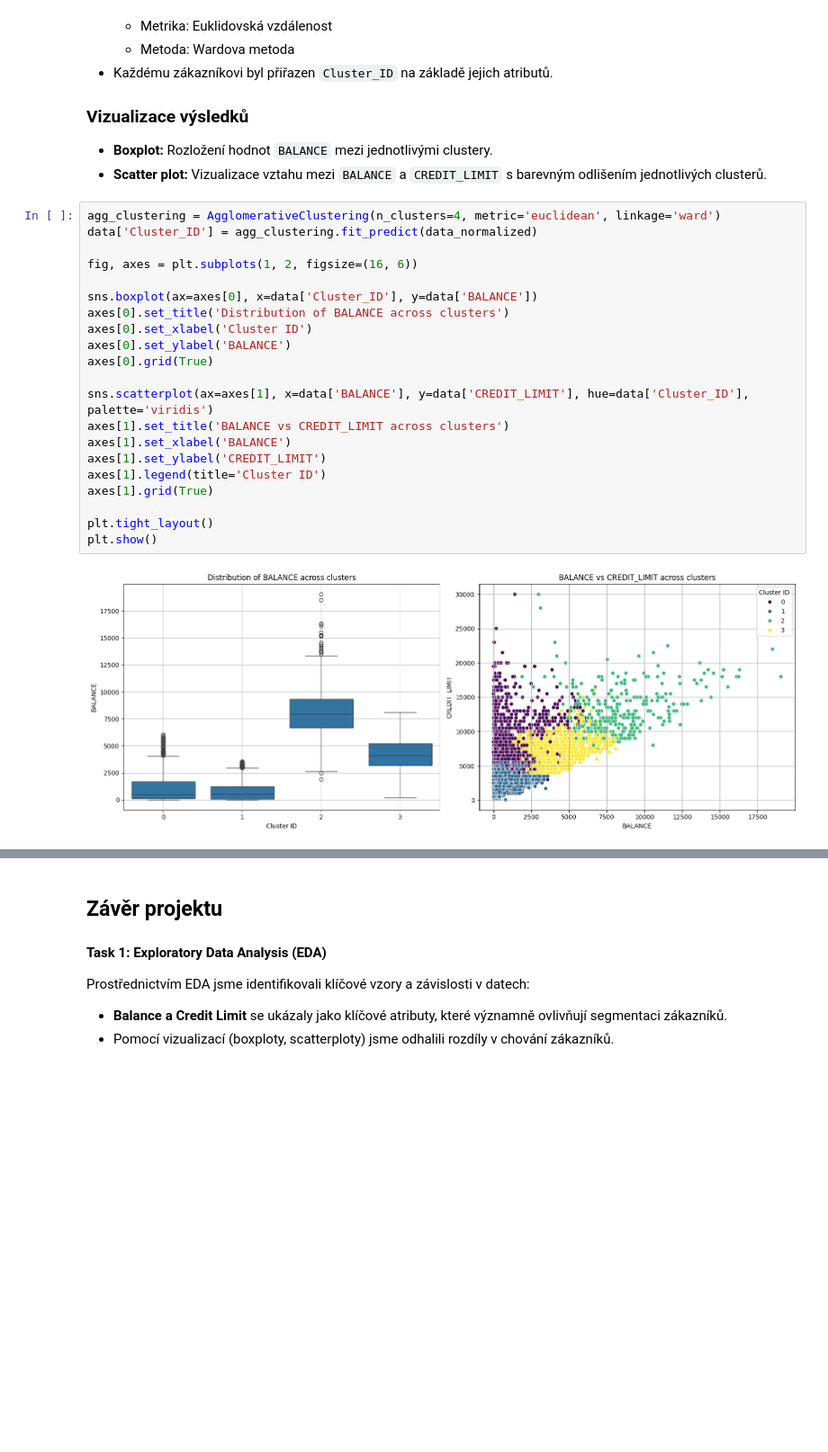
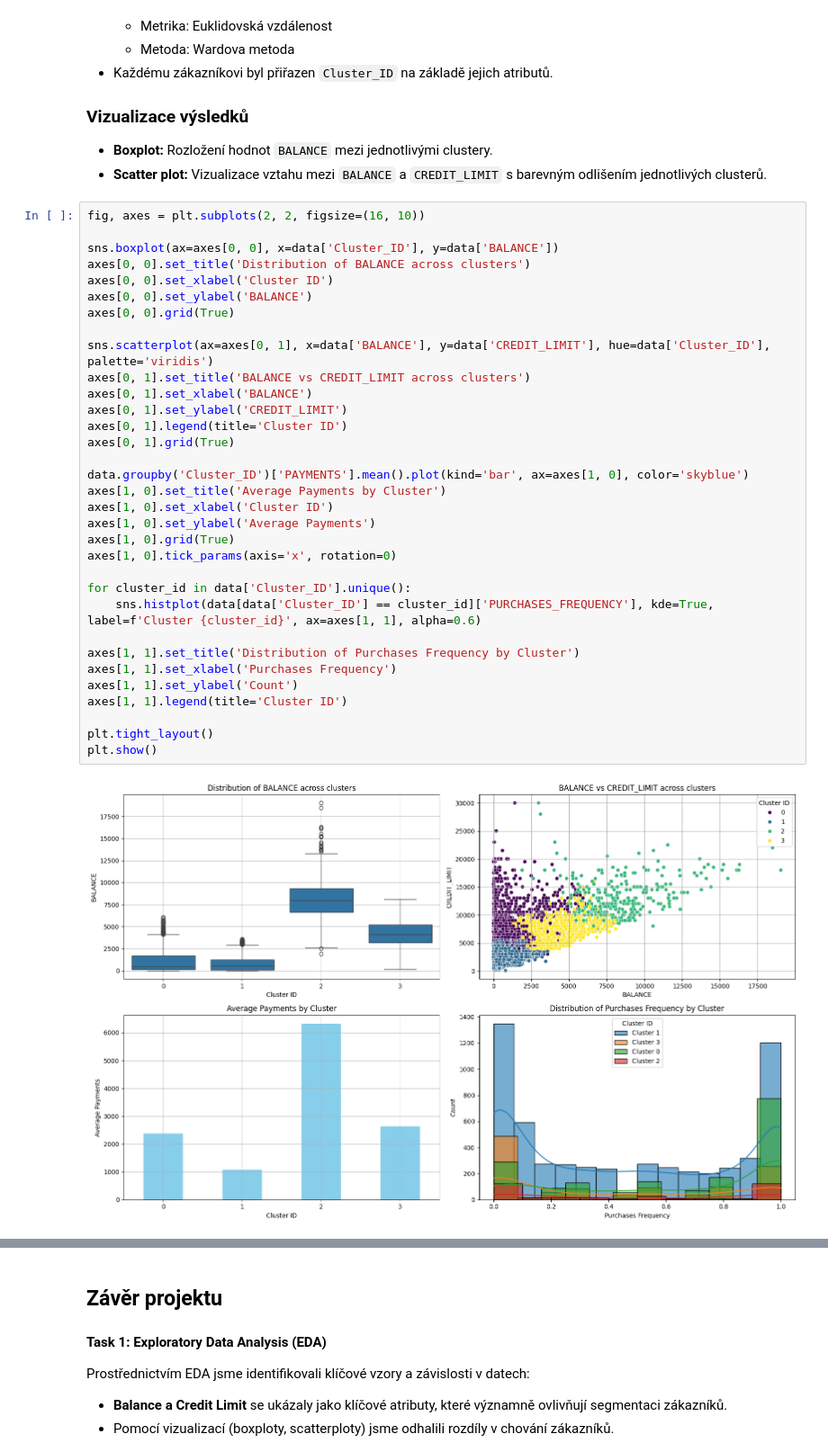
Before and after one commit to mart1ndressler/ZSU, a Jupyter notebook: week11/DRE0065/DRE0065.ipynb, the cells around one changed output, grey strips where cells are left out. Shown at 90% size. Drawn from its saved outputs; the diff is of its cells as text; blank space fills up the shorter version.

```diff
--- a/week11/DRE0065/DRE0065.ipynb
+++ b/week11/DRE0065/DRE0065.ipynb
@@ -421,25 +462,37 @@ plt.show()
 - **Boxplot:** Rozložení hodnot `BALANCE` mezi jednotlivými clustery.
 - **Scatter plot:** Vizualizace vztahu mezi `BALANCE` a `CREDIT_LIMIT` s barevným odlišením jednotlivých clusterů.
 # %%
-agg_clustering = AgglomerativeClustering(n_clusters=4, metric='euclidean', linkage='ward')
-data['Cluster_ID'] = agg_clustering.fit_predict(data_normalized)
+fig, axes = plt.subplots(2, 2, figsize=(16, 10))
 
-fig, axes = plt.subplots(1, 2, figsize=(16, 6))
+sns.boxplot(ax=axes[0, 0], x=data['Cluster_ID'], y=data['BALANCE'])
+axes[0, 0].set_title('Distribution of BALANCE across clusters')
+axes[0, 0].set_xlabel('Cluster ID')
+axes[0, 0].set_ylabel('BALANCE')
+axes[0, 0].grid(True)
 
-sns.boxplot(ax=axes[0], x=data['Cluster_ID'], y=data['BALANCE'])
-axes[0].set_title('Distribution of BALANCE across clusters')
-axes[0].set_xlabel('Cluster ID')
-axes[0].set_ylabel('BALANCE')
-axes[0].grid(True)
+sns.scatterplot(ax=axes[0, 1], x=data['BALANCE'], y=data['CREDIT_LIMIT'], hue=data['Cluster_ID'], palette='viridis')
+axes[0, 1].set_title('BALANCE vs CREDIT_LIMIT across clusters')
+axes[0, 1].set_xlabel('BALANCE')
+axes[0, 1].set_ylabel('CREDIT_LIMIT')
+axes[0, 1].legend(title='Cluster ID')
+axes[0, 1].grid(True)
 
-sns.scatterplot(ax=axes[1], x=data['BALANCE'], y=data['CREDIT_LIMIT'], hue=data['Cluster_ID'], palette='viridis')
-axes[1].set_title('BALANCE vs CREDIT_LIMIT across clusters')
-axes[1].set_xlabel('BALANCE')
-axes[1].set_ylabel('CREDIT_LIMIT')
-axes[1].legend(title='Cluster ID')
-axes[1].grid(True)
+data.groupby('Cluster_ID')['PAYMENTS'].mean().plot(kind='bar', ax=axes[1, 0], color='skyblue')
+axes[1, 0].set_title('Average Payments by Cluster')
+axes[1, 0].set_xlabel('Cluster ID')
+axes[1, 0].set_ylabel('Average Payments')
+axes[1, 0].grid(True)
+axes[1, 0].tick_params(axis='x', rotation=0)
+
+for cluster_id in data['Cluster_ID'].unique():
+    sns.histplot(data[data['Cluster_ID'] == cluster_id]['PURCHASES_FREQUENCY'], kde=True, label=f'Cluster {cluster_id}', ax=axes[1, 1], alpha=0.6)
+
+axes[1, 1].set_title('Distribution of Purchases Frequency by Cluster')
+axes[1, 1].set_xlabel('Purchases Frequency')
+axes[1, 1].set_ylabel('Count')
+axes[1, 1].legend(title='Cluster ID')
 
 plt.tight_layout()
 plt.show()
 # %% [output]
-[figure, old version]
+[figure, new version]
```
Also changed, not shown: parts of 13 cells of this notebook.
